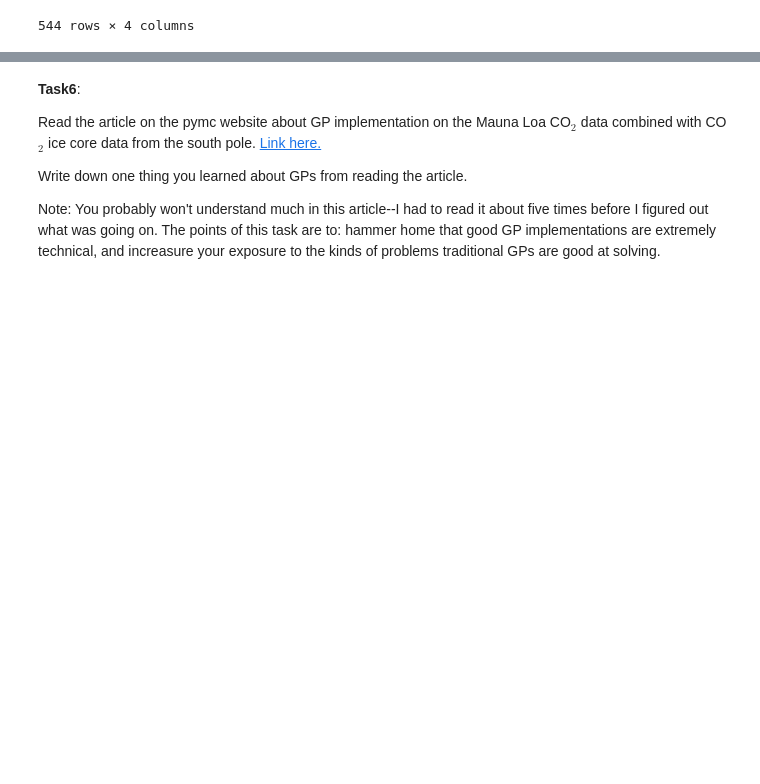
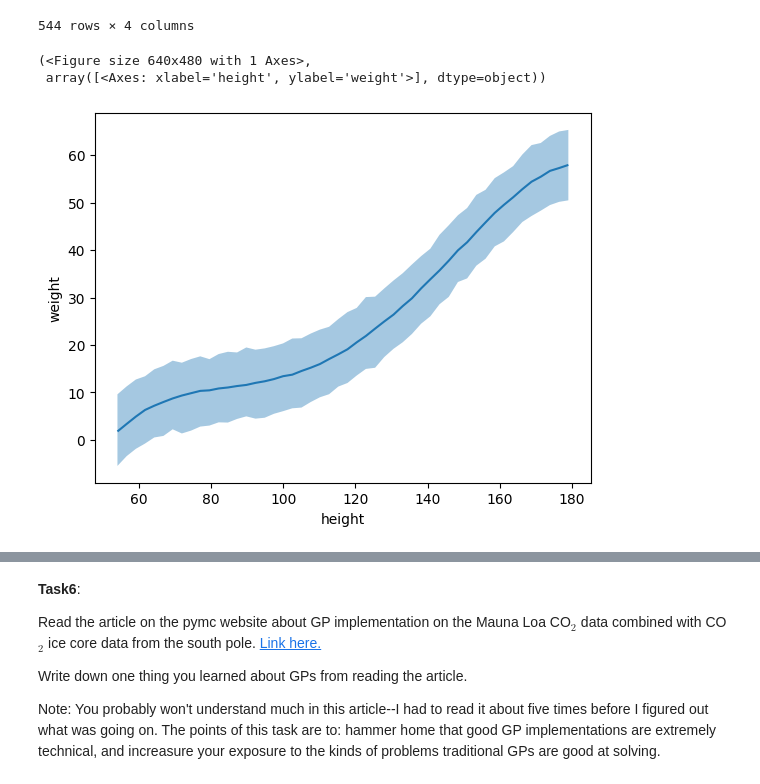
Before and after one commit to NatasaKinzy/Data-Science, a Jupyter notebook: Unit7/NataKinzUnit7ExercisesSF.ipynb, the cells around one changed output, grey strips where cells are left out. Cells and saved outputs as stored; diff of their text form; code cells hidden in the pictures; blank space fills up the shorter version.

```diff
--- a/Unit7/NataKinzUnit7ExercisesSF.ipynb
+++ b/Unit7/NataKinzUnit7ExercisesSF.ipynb
@@ -91,8 +73,12 @@ howell
 544 rows × 4 columns
 # %%
 #Polynomial
-model_poly_4 = bmb.Model("rented ~ poly(hour, degree=4)", bikes, family="negativebinomial")
+model_poly_4 = bmb.Model("weight ~ poly(height, degree=4)", howell, family="t")
 idata_poly_4 = model_poly_4.fit()
 # %%
-bmb.interpret.plot_predictions(model_poly_4, idata_poly_4, "hour", pps=True)
+bmb.interpret.plot_predictions(model_poly_4, idata_poly_4, "height", pps=True)
+# %% [output]
+(<Figure size 640x480 with 1 Axes>,
+ array([<Axes: xlabel='height', ylabel='weight'>], dtype=object))
+[figure, added]
 # %%
```
Also changed, not shown: parts of 7 cells of this notebook.
